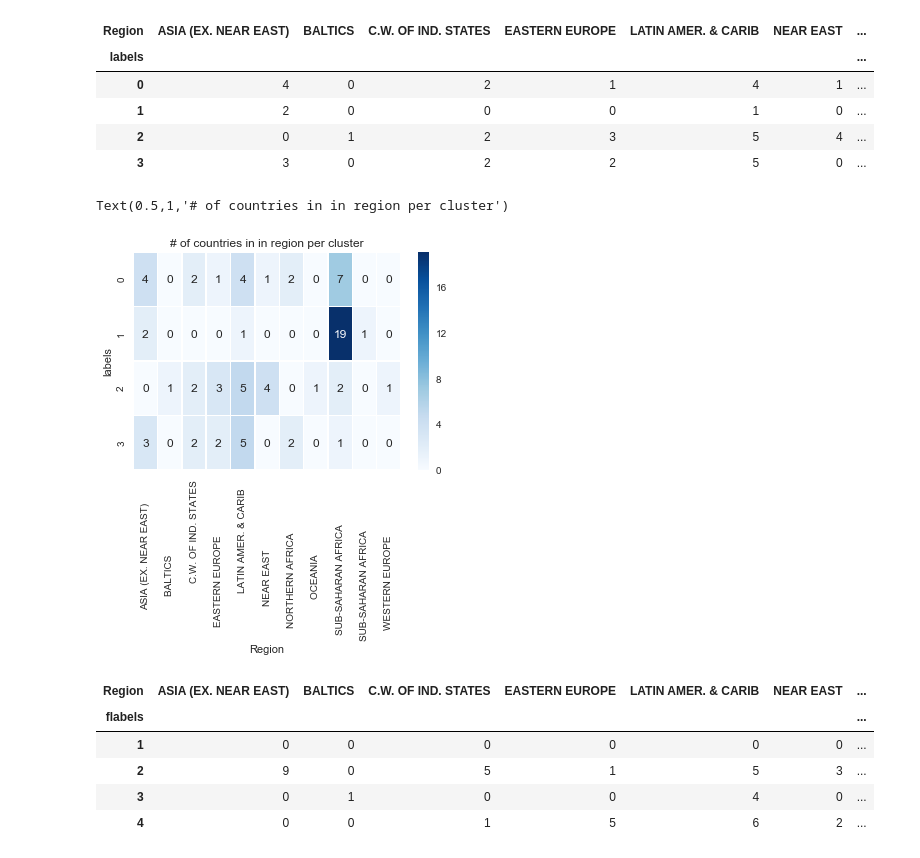
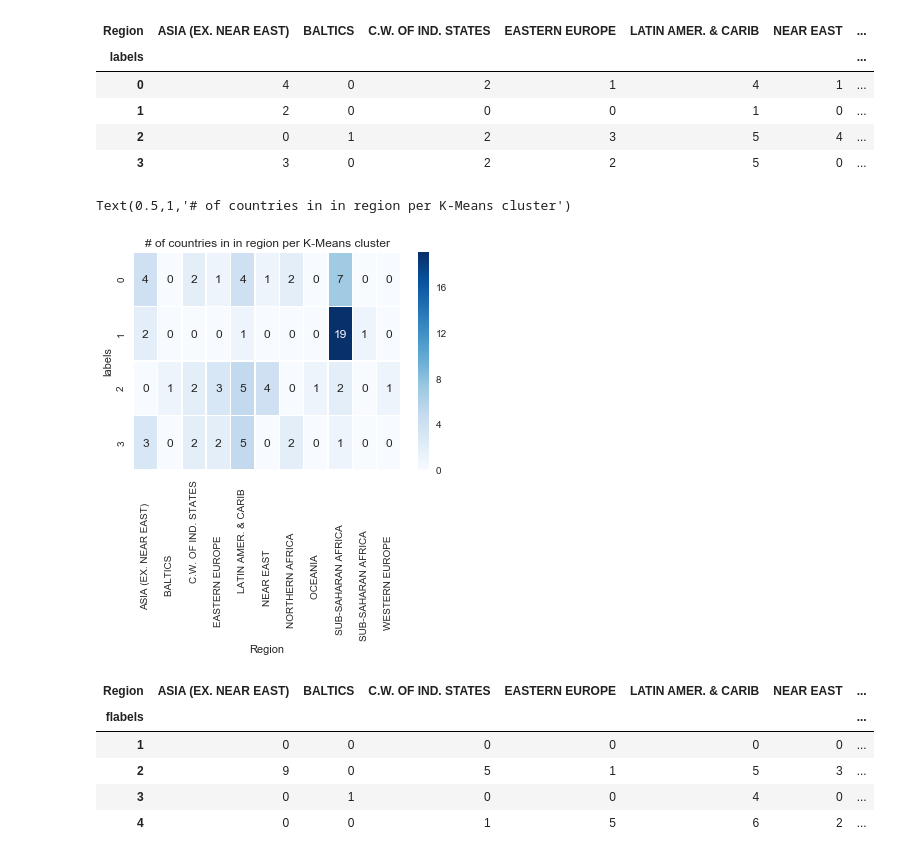
Before and after one commit to SilasNeptune/Dental-Health-in-Youth, a Jupyter notebook: Machine Learning.ipynb, the cells around one changed output. Cells and saved outputs as stored; diff of their text form; code cells hidden in the pictures.

```diff
--- a/Machine Learning.ipynb
+++ b/Machine Learning.ipynb
@@ -200,8 +252,8 @@ print(regionscheck.head())
 
 df['Region'] = regionscheck['Region']
 
-KNN = pd.crosstab(df['labels'], df['Region'])
-display(KNN)
+Kmeans = pd.crosstab(df['labels'], df['Region'])
+display(Kmeans)
 # %% [output]
 | Region | ASIA (EX. NEAR EAST) | BALTICS | C.W. OF IND. STATES | EASTERN EUROPE | LATIN AMER. & CARIB | NEAR EAST | ... |
 | labels |  |  |  |  |  |  | ... |
@@ -211,10 +263,10 @@ display(KNN)
 | 3 | 3 | 0 | 2 | 2 | 5 | 0 | ... |
 # %%
 sns.set(font_scale = 1)
-sns.heatmap(KNN, annot=True, cmap='Blues', linewidths=0.5).set_title('# of countries in in region per cluster')
+sns.heatmap(Kmeans, annot=True, cmap='Blues', linewidths=0.5).set_title('# of countries in in region per K-Means cluster')
 # %% [output]
-Text(0.5,1,'# of countries in in region per cluster')
+Text(0.5,1,'# of countries in in region per K-Means cluster')
-[figure, old version]
+[figure, new version]
 # %%
 #Compare number of countries in specific regions vs. cluster label for Hierarchical
 
```
Also changed, not shown: parts of 13 cells of this notebook.
